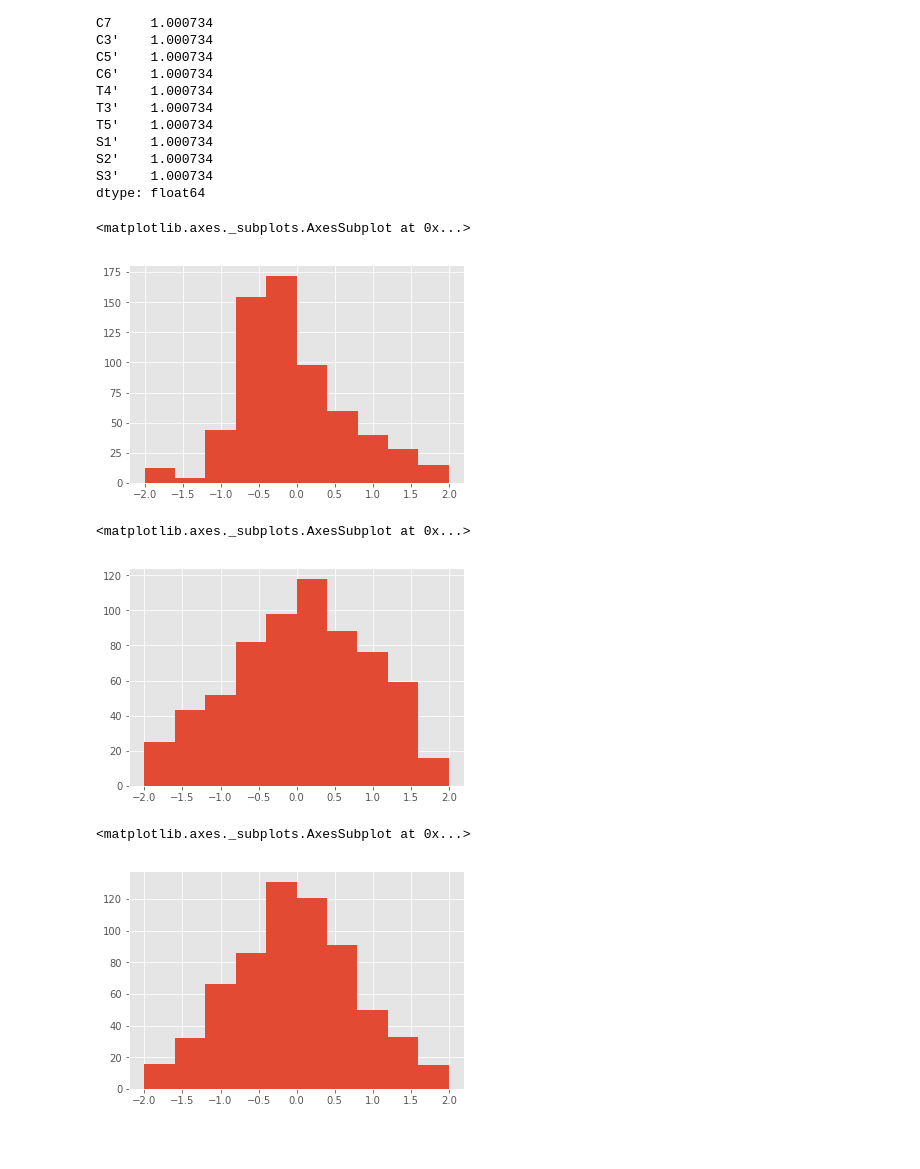
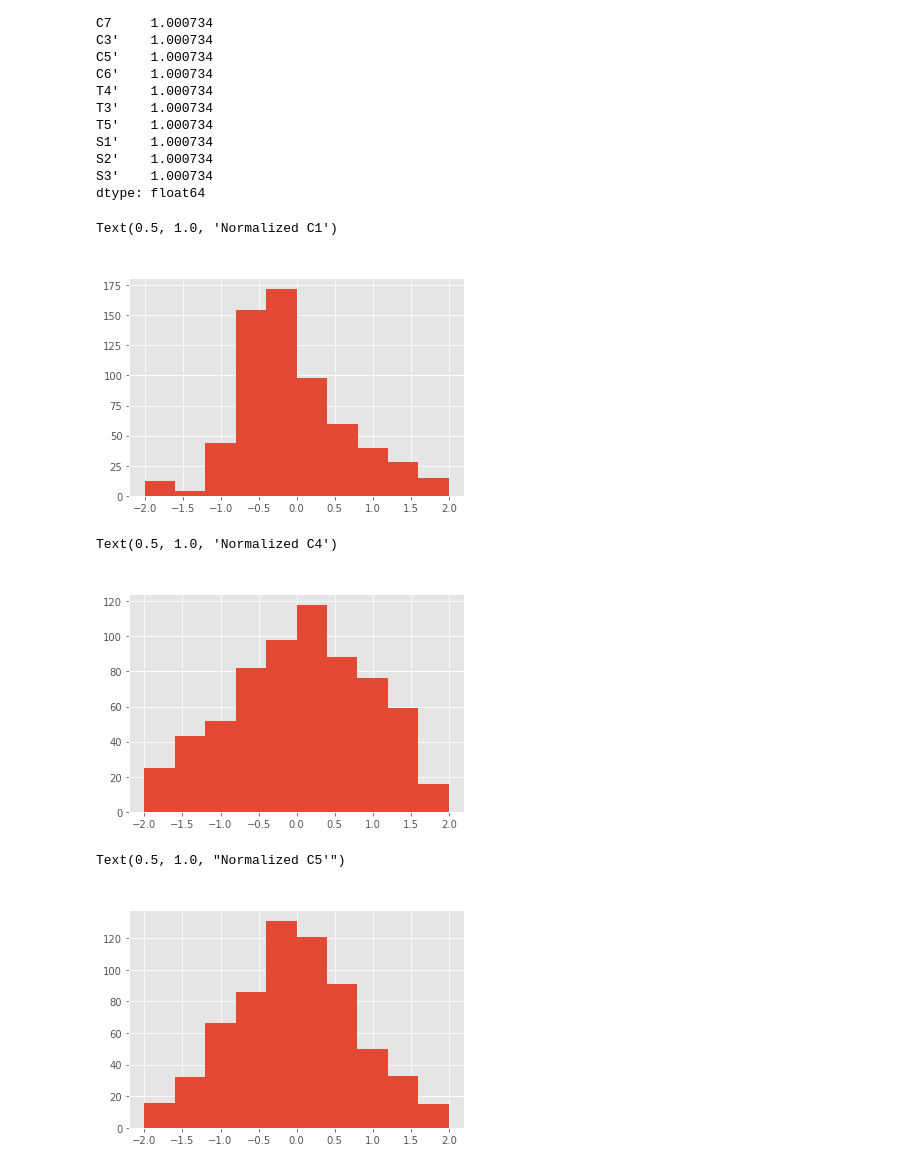
Before and after one commit to BA545-SP2019/2019-competition1-jkj, a Jupyter notebook: Pipeline 1 (Z-Score)/Normalization (ZScore).ipynb, the cells around one changed output. Cells and saved outputs as stored; diff of their text form; code cells hidden in the pictures; blank space fills up the shorter version.

```diff
--- a/Pipeline 1 (Z-Score)/Normalization (ZScore).ipynb
+++ b/Pipeline 1 (Z-Score)/Normalization (ZScore).ipynb
@@ -99,18 +99,21 @@ dtype: float64
 stand_df.to_csv('StandDF', ',')
 # %%
 stand_df['C1'].hist(range=(-2,2))
+plt.title("Normalized C1", color='white')
 # %% [output]
-<matplotlib.axes._subplots.AxesSubplot at 0x...>
+Text(0.5, 1.0, 'Normalized C1')
-[figure, old version]
+[figure, new version]
 # %%
 stand_df['C4'].hist(range=(-2,2))
+plt.title("Normalized C4", color='white')
 # %% [output]
-<matplotlib.axes._subplots.AxesSubplot at 0x...>
+Text(0.5, 1.0, 'Normalized C4')
-[figure, old version]
+[figure, new version]
 # %%
 stand_df["C5'"].hist(range=(-2,2))
+plt.title("Normalized C5'", color='white')
 # %% [output]
-<matplotlib.axes._subplots.AxesSubplot at 0x...>
+Text(0.5, 1.0, "Normalized C5'")
-[figure, old version]
+[figure, new version]
 # %%
 stand_df["C6'"].hist(range=(-2,2))
```
Also changed, not shown: parts of 8 cells of this notebook, 3 other files.
